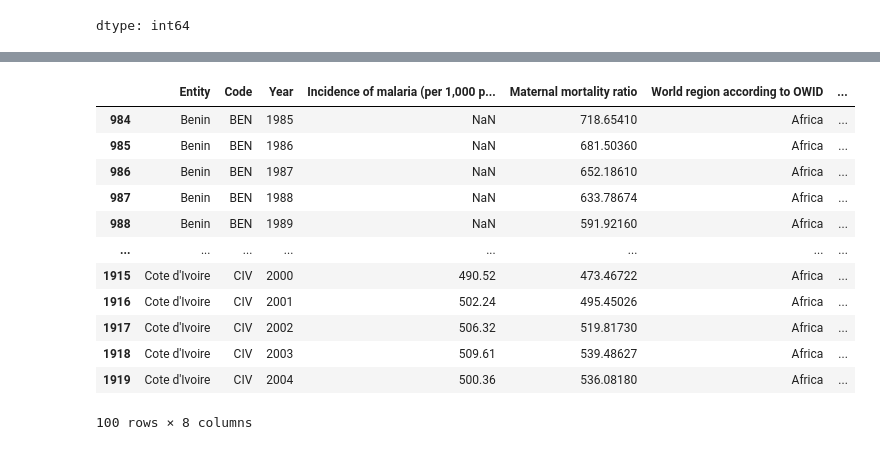
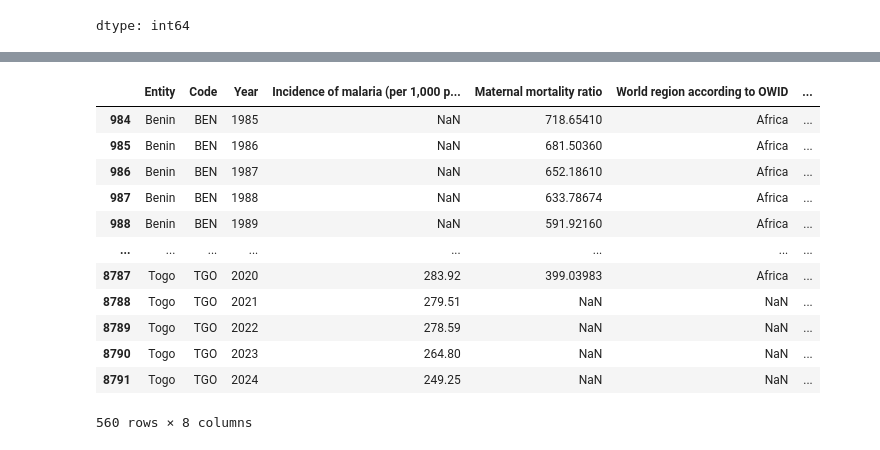
Before and after one commit to Cothilyba77/Projet_final_Force_N, a Jupyter notebook: Exploration de données.ipynb, the cells around one changed output, grey strips where cells are left out. Saved outputs shown, nothing was run; the diff lists cells and outputs as text; code cells hidden in the pictures.

```diff
--- a/Exploration de données.ipynb
+++ b/Exploration de données.ipynb
@@ -118,16 +150,16 @@ dtype: int64
 # %%
-df_westafrica.head(100)
+df_westafrica.head(560)
 # %% [output]
 |  | Entity | Code | Year | Incidence of malaria (per 1,000 p... | Maternal mortality ratio | World region according to OWID | ... |
 | 984 | Benin | BEN | 1985 | NaN | 718.65410 | Africa | ... |
 | 985 | Benin | BEN | 1986 | NaN | 681.50360 | Africa | ... |
 | 986 | Benin | BEN | 1987 | NaN | 652.18610 | Africa | ... |
 | 987 | Benin | BEN | 1988 | NaN | 633.78674 | Africa | ... |
 | 988 | Benin | BEN | 1989 | NaN | 591.92160 | Africa | ... |
 | ... | ... | ... | ... | ... | ... | ... | ... |
-| 1915 | Cote d'Ivoire | CIV | 2000 | 490.52 | 473.46722 | Africa | ... |
-| 1916 | Cote d'Ivoire | CIV | 2001 | 502.24 | 495.45026 | Africa | ... |
-| 1917 | Cote d'Ivoire | CIV | 2002 | 506.32 | 519.81730 | Africa | ... |
-| 1918 | Cote d'Ivoire | CIV | 2003 | 509.61 | 539.48627 | Africa | ... |
-| 1919 | Cote d'Ivoire | CIV | 2004 | 500.36 | 536.08180 | Africa | ... |
+| 8787 | Togo | TGO | 2020 | 283.92 | 399.03983 | Africa | ... |
+| 8788 | Togo | TGO | 2021 | 279.51 | NaN | NaN | ... |
+| 8789 | Togo | TGO | 2022 | 278.59 | NaN | NaN | ... |
+| 8790 | Togo | TGO | 2023 | 264.80 | NaN | NaN | ... |
+| 8791 | Togo | TGO | 2024 | 249.25 | NaN | NaN | ... |
-100 rows × 8 columns
+560 rows × 8 columns
```
Also changed, not shown: parts of 4 cells of this notebook.
